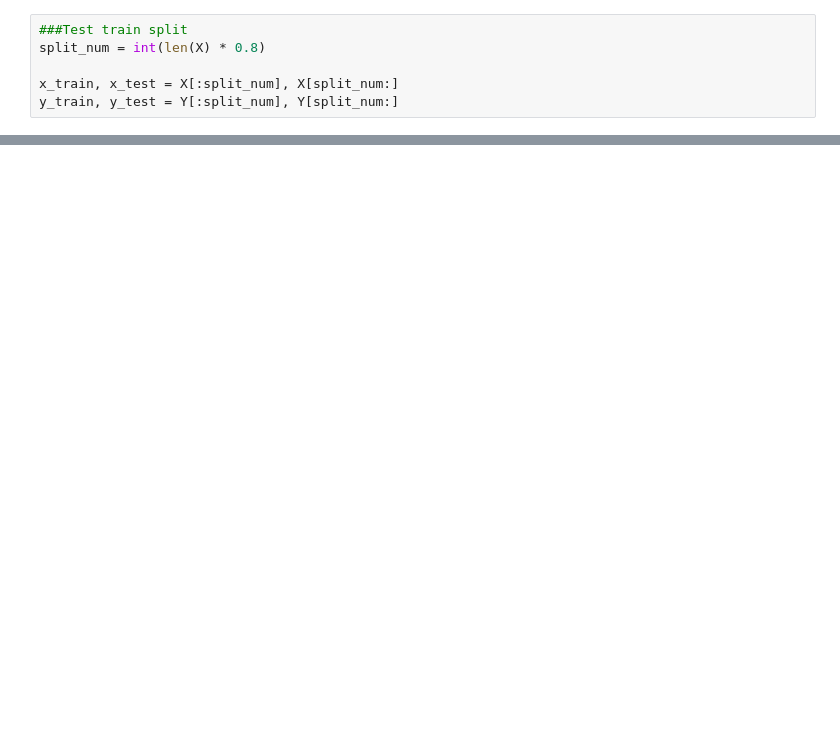
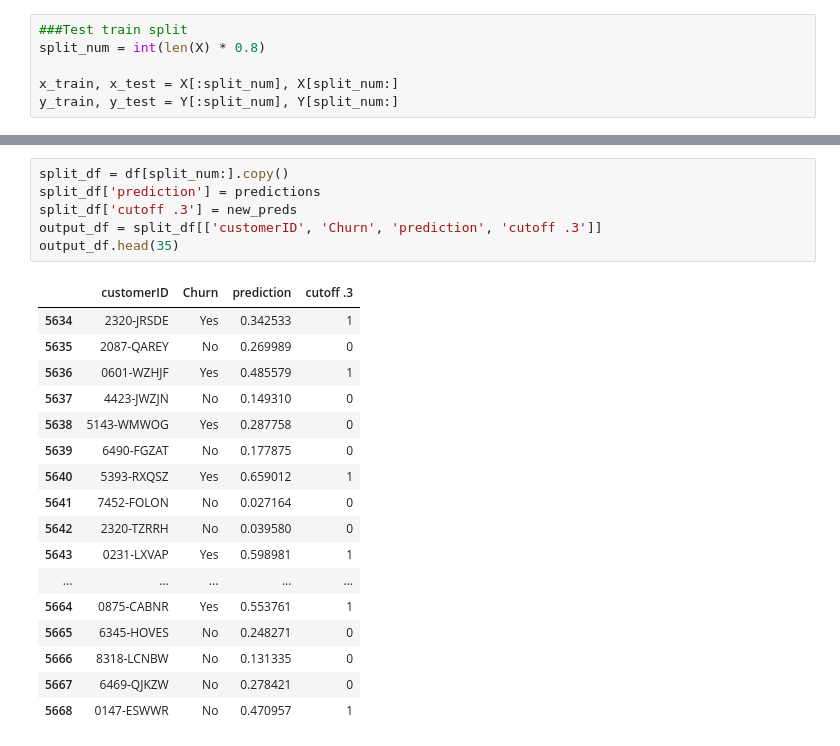
Before and after one commit to eric220/Churn-AI, a Jupyter notebook: churn-ai.ipynb, the cells around one changed output, grey strips where cells are left out. Saved outputs shown, nothing was run; the diff lists cells and outputs as text; blank space fills up the shorter version.

```diff
--- a/churn-ai.ipynb
+++ b/churn-ai.ipynb
@@ -146,0 +197,24 @@ avg / total       0.80      0.71      0.72      1407
+# %%
+split_df = df[split_num:].copy()
+split_df['prediction'] = predictions
+split_df['cutoff .3'] = new_preds
+output_df = split_df[['customerID', 'Churn', 'prediction', 'cutoff .3']]
+output_df.head(35)
+# %% [output]
+|  | customerID | Churn | prediction | cutoff .3 |
+| 5634 | 2320-JRSDE | Yes | 0.342533 | 1 |
+| 5635 | 2087-QAREY | No | 0.269989 | 0 |
+| 5636 | 0601-WZHJF | Yes | 0.485579 | 1 |
+| 5637 | 4423-JWZJN | No | 0.149310 | 0 |
+| 5638 | 5143-WMWOG | Yes | 0.287758 | 0 |
+| 5639 | 6490-FGZAT | No | 0.177875 | 0 |
+| 5640 | 5393-RXQSZ | Yes | 0.659012 | 1 |
+| 5641 | 7452-FOLON | No | 0.027164 | 0 |
+| 5642 | 2320-TZRRH | No | 0.039580 | 0 |
+| 5643 | 0231-LXVAP | Yes | 0.598981 | 1 |
+| ... | ... | ... | ... | ... |
+| 5664 | 0875-CABNR | Yes | 0.553761 | 1 |
+| 5665 | 6345-HOVES | No | 0.248271 | 0 |
+| 5666 | 8318-LCNBW | No | 0.131335 | 0 |
+| 5667 | 6469-QJKZW | No | 0.278421 | 0 |
+| 5668 | 0147-ESWWR | No | 0.470957 | 1 |
```
Also changed, not shown: parts of 26 cells of this notebook, 1 other file.
